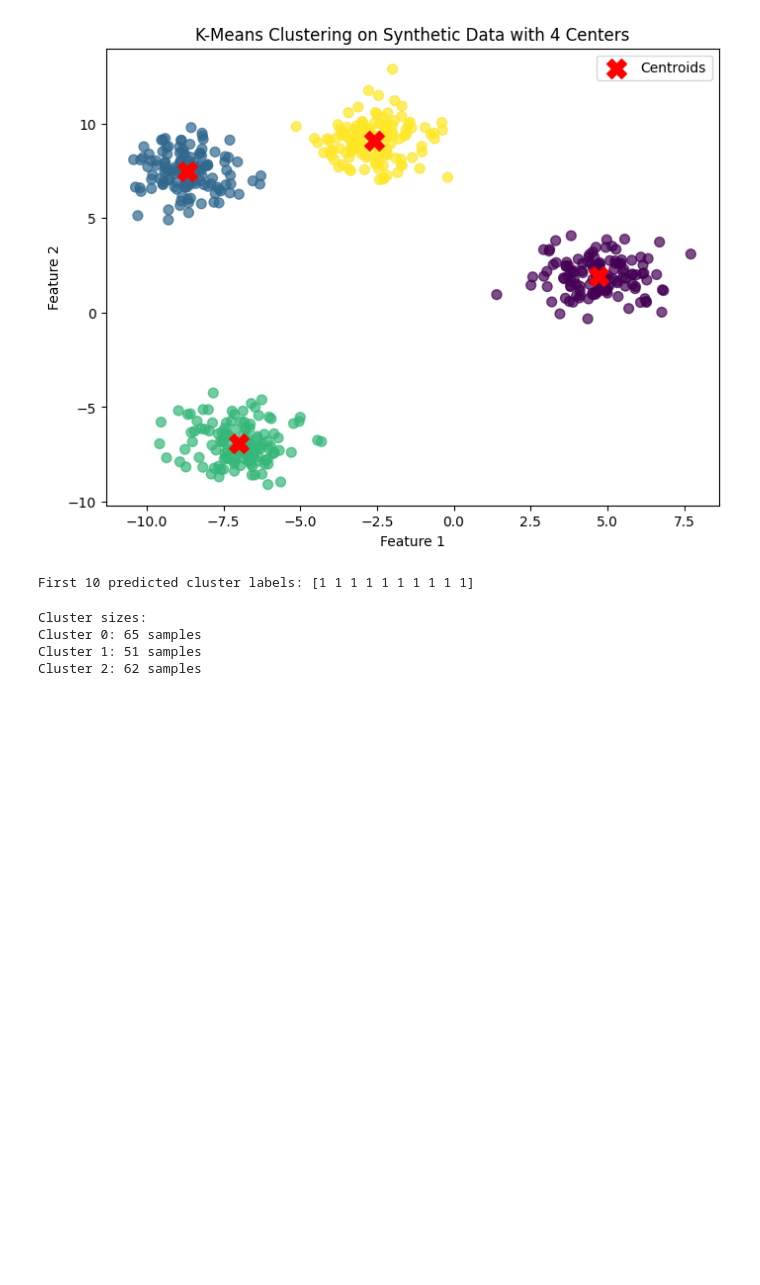
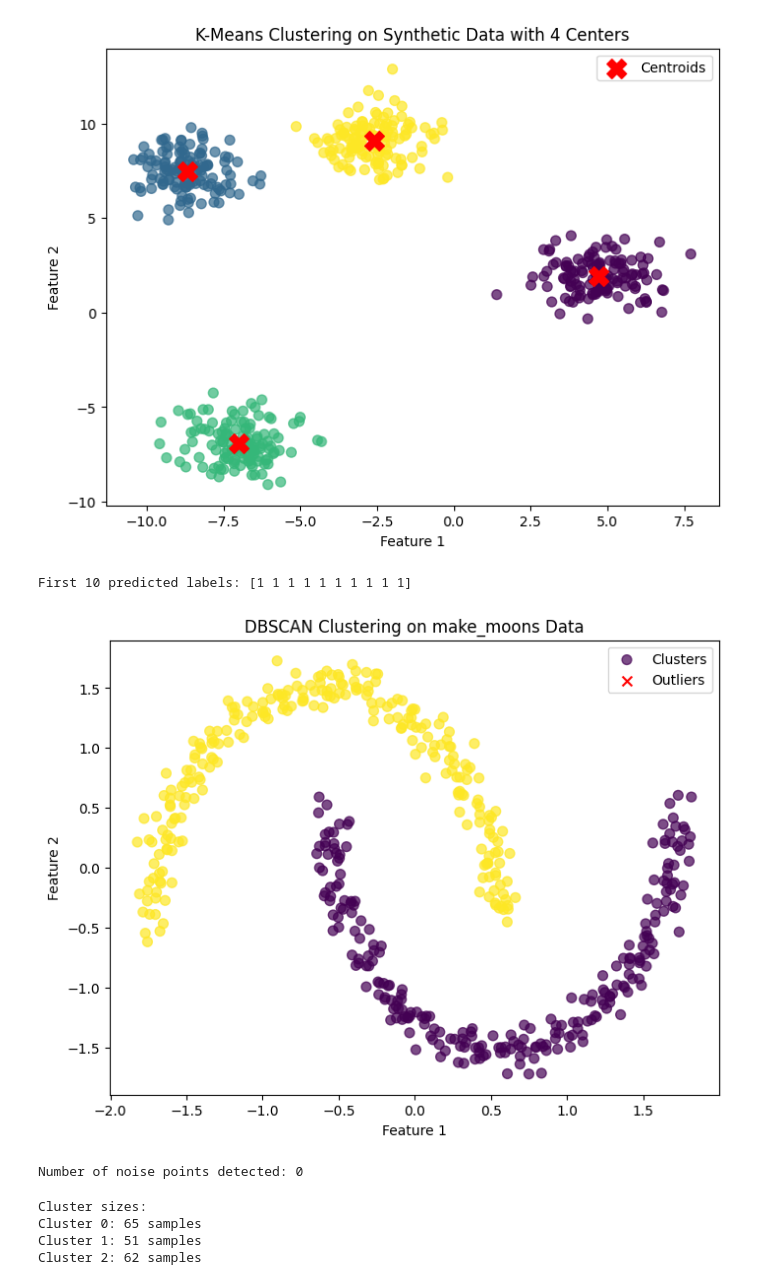
Before and after one commit to Vishakha-Chaudhari/Python_basic, a Jupyter notebook: Clustering_assignment.ipynb, the cells around one changed output. Cells and saved outputs as stored; diff of their text form; code cells hidden in the pictures; blank space fills up the shorter version.

Commit message:
clustering assignment

```diff
--- a/Clustering_assignment.ipynb
+++ b/Clustering_assignment.ipynb
@@ -267,24 +267,68 @@ plt.show()
 # %%
 # 22. Load the Iris dataset and use Agglomerative Clustering to group the data into 3 clusters. Display the first 10
 # predicted labels
+# Import libraries
+from sklearn.datasets import load_iris
+from sklearn.cluster import AgglomerativeClustering
+
+# Step 1: Load Iris dataset
+iris = load_iris()
+X = iris.data
+
+# Step 2: Apply Agglomerative Clustering
+agg_cluster = AgglomerativeClustering(n_clusters=3, linkage='ward')
+labels = agg_cluster.fit_predict(X)
+
+# Step 3: Display the first 10 predicted labels
+print("First 10 predicted labels:", labels[:10])
+# %% [output]
+First 10 predicted labels: [1 1 1 1 1 1 1 1 1 1]
-# %%
-#23.Generate synthetic data using make_moons and apply DBSCAN. Highlight outliers in the plot
-# Import necessary libraries
-from sklearn.datasets import load_iris
-from sklearn.cluster import AgglomerativeClustering
-
-# Step 1: Load the Iris dataset
-iris = load_iris()
-X = iris.data  # Using all 4 features
-
-# Step 2: Apply Agglomerative Clustering
-agg_cluster = AgglomerativeClustering(n_clusters=3, linkage='ward')
-y_pred = agg_cluster.fit_predict(X)
-
-# Step 3: Display the first 10 predicted labels
-print("First 10 predicted cluster labels:", y_pred[:10])
-# %% [output]
-First 10 predicted cluster labels: [1 1 1 1 1 1 1 1 1 1]
+# %%
+#23.Generate synthetic data using make_moons and apply DBSCAN. Highlight outliers in the plot
+# Import necessary libraries
+# Import necessary libraries
+import matplotlib.pyplot as plt
+from sklearn.datasets import make_moons
+from sklearn.preprocessing import StandardScaler
+from sklearn.cluster import DBSCAN
+import numpy as np
+
+# Step 1: Generate synthetic moon-shaped data
+X, y_true = make_moons(n_samples=500, noise=0.05, random_state=42)
+
+# Step 2: Standardize features
+scaler = StandardScaler()
+X_scaled = scaler.fit_transform(X)
+
+# Step 3: Apply DBSCAN
+dbscan = DBSCAN(eps=0.3, min_samples=5)  # eps may require tuning
+labels = dbscan.fit_predict(X_scaled)
+
+# Step 4: Identify noise points
+outliers = labels == -1
+
+# Step 5: Visualize clustering and highlight outliers
+plt.figure(figsize=(8,6))
+
+# Plot clusters
+plt.scatter(X_scaled[~outliers, 0], X_scaled[~outliers, 1],
+            c=labels[~outliers], cmap='viridis', s=50, alpha=0.7, label='Clusters')
+
+# Plot noise points
+plt.scatter(X_scaled[outliers, 0], X_scaled[outliers, 1],
+            c='red', s=50, marker='x', label='Outliers')
+
+plt.title("DBSCAN Clustering on make_moons Data")
+plt.xlabel("Feature 1")
+plt.ylabel("Feature 2")
+plt.legend()
+plt.show()
+
+# Optional: print number of noise points
+print(f"Number of noise points detected: {np.sum(outliers)}")
+# %% [output]
+[figure, added]
+Number of noise points detected: 0
 # %%
 # 24.Load the Wine dataset and apply K-Means clustering after standardizing the features. Print the size of each
 # cluster
```
